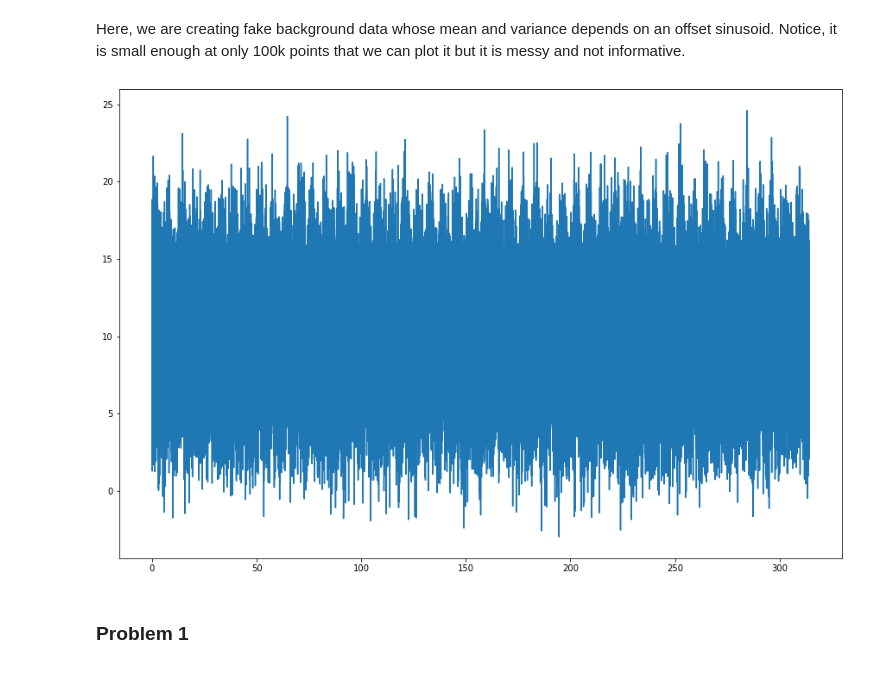
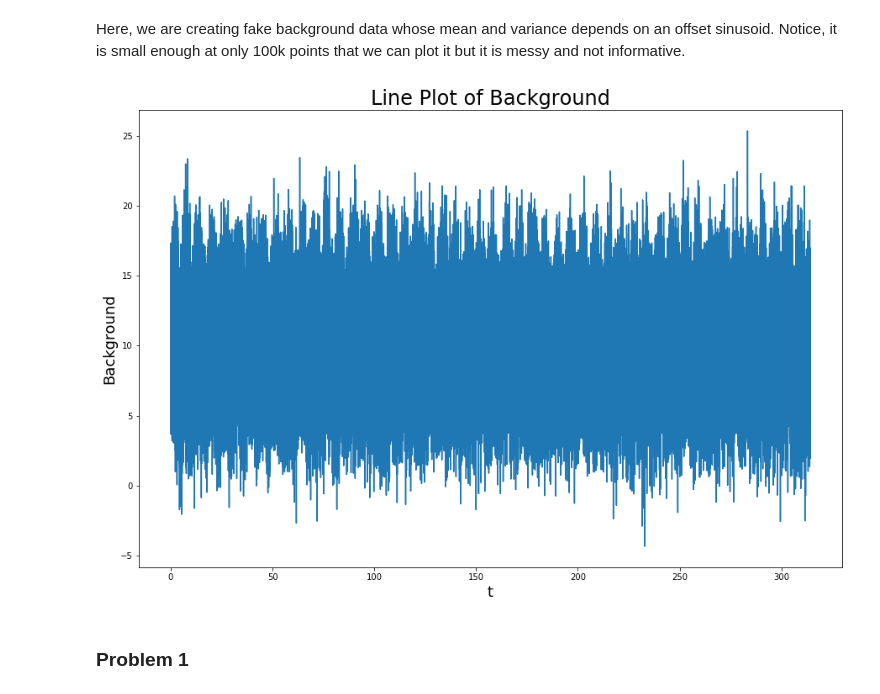
Before and after one commit to DerrickNguyenUW/PHYS434, a Jupyter notebook: HW4.ipynb, the cells around one changed output. Cells and saved outputs as stored; diff of their text form; code cells hidden in the pictures.

```diff
--- a/HW4.ipynb
+++ b/HW4.ipynb
@@ -17,11 +17,14 @@ Here, we are creating fake background data whose mean and variance depends on an
 # %%
 t = np.linspace(0,np.pi*100,np.int(1e5))
 N = 10+np.sin(t)
 bkgd = stats.norm.rvs(size=np.int(1e5))*np.sqrt(N)+N
 
 plt.plot(t,bkgd);
+plt.title("Line Plot of Background", fontsize=24);
+plt.xlabel("t", fontsize=18);
+plt.ylabel("Background", fontsize=18);
 # %% [output]
-[figure, old version]
+[figure, new version]
 # %% [markdown]
 ### **Problem 1**
 # %% [markdown]
```
Also changed, not shown: parts of 11 cells of this notebook.
